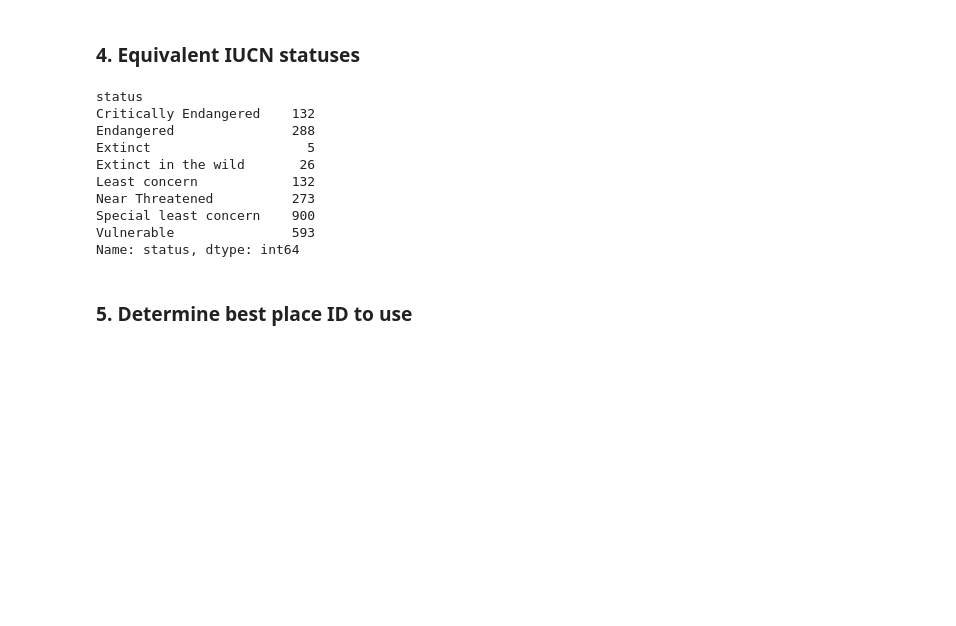
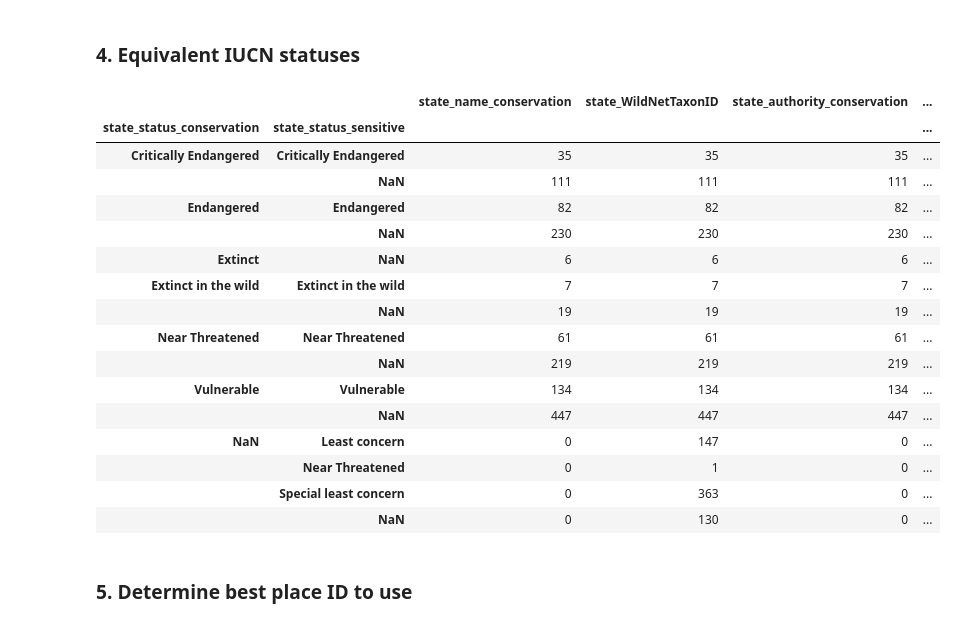
Before and after one commit to AtlasOfLivingAustralia/inaturalist-statuses, a Jupyter notebook: notebooks/qld.ipynb, the cells around one changed output. Saved outputs shown, nothing was run; the diff lists cells and outputs as text; code cells hidden in the pictures; blank space fills up the shorter version.

```diff
--- a/notebooks/qld.ipynb
+++ b/notebooks/qld.ipynb
@@ -48,4 +18,16 @@ taxastatus.head(3)
 # %%
+import pandas as pd
+import sys
+import os
+projectdir = os.path.dirname(os.getcwd()) + "/" # parent dir of cwd
+sourcedir = projectdir + "data/in/"
+sys.path.append(os.path.abspath(projectdir + "notebooks/includes/"))
+import list_functions  as lf
+
+# read in the statuses file
+taxastatus = pd.read_csv(sourcedir + "inat-aust-status-taxa.csv", encoding='UTF-8',na_filter=False,dtype=str)
+
+# filter out ACT entries
 def filter_state_statuses(stateregex: str, urlregex: str):
     authoritydf = taxastatus['authority'].drop_duplicates().sort_values()
     authoritydf = authoritydf[pd.Series(authoritydf).str.contains(stateregex)]
@@ -64,6 +46,6 @@ def filter_state_statuses(stateregex: str, urlregex: str):
     return statedf.sort_values(['taxon_id', 'user_id'])
 
 inatstatuses = filter_state_statuses("Qld|QLD|Queensland|QUEENSLAND|QL", ".qld.")
-inatstatuses.rename(columns={'id':'status_id','id_y':'taxon_id_y'},inplace=True)
-inatstatuses
+inatstatuses = inatstatuses.add_prefix("inat_")
+inatstatuses.groupby(['inat_status']).size()
 # %% [output]
@@ -206,0 +85,16 @@ dupinformation
+# %%
+# Read lists and merge
+sensitivelist = pd.read_csv(sourcedir + "/state-lists/qld-ala-sensitive.csv", dtype=str)
+conservationlist = pd.read_csv(sourcedir + "/state-lists/qld-ala-conservation.csv", dtype=str)
+sensitivelist['geoprivacy'] = 'obscured'
+sensitivelist['authority'] = "Qld Department of Environment and Science"
+conservationlist['authority'] = "Queensland Nature Conservation Act 1992"
+conservationlist = conservationlist.rename(columns={'Wild Net Taxon ID': 'WildNetTaxonID'})
+statelist = conservationlist[['name','WildNetTaxonID','status','authority']].merge(sensitivelist[['name','WildNetTaxonID','geoprivacy','status','authority']], how="outer",on='WildNetTaxonID',suffixes=('_conservation', '_sensitive'))
+statelist['scientificName'] = statelist.apply(lambda x: x['name_conservation'] if pd.isnull(x['name_sensitive']) else x['name_sensitive'], axis=1)
+statelist['status'] = statelist.apply(lambda x: x['status_conservation'] if pd.isnull(x['status_sensitive']) else x['status_sensitive'], axis=1)
+statelist['authority'] = statelist.apply(lambda x: x['authority_conservation'] if pd.isnull(x['authority_sensitive']) else x['authority_sensitive'], axis=1)
+statelist = statelist.add_prefix("state_")
+print("Conservation list entries:" + str(len(conservationlist)))
+print("Sensitive list entries:" + str(len(sensitivelist)))
+statelist
@@ -208,15 +118,22 @@ dupinformation
 ### 4. Equivalent IUCN statuses
 # %%
 # iucn_statuses = {'Not Evaluated', 'Data Deficient', 'Least Concern', 'Near Threatened', 'Vulnerable', 'Endangered', 'Critically Endangered', 'Extinct in the Wild','Extinct'}
-statelist.groupby(['status'])['status'].count()
+statelist.groupby(['state_status_conservation','state_status_sensitive'],dropna=False).count()
 # %% [output]
-status
-Critically Endangered    132
-Endangered               288
-Extinct                    5
-Extinct in the wild       26
-Least concern            132
-Near Threatened          273
-Special least concern    900
-Vulnerable               593
-Name: status, dtype: int64
+|  |  | state_name_conservation | state_WildNetTaxonID | state_authority_conservation | ... |
+| state_status_conservation | state_status_sensitive |  |  |  | ... |
+| Critically Endangered | Critically Endangered | 35 | 35 | 35 | ... |
+|  | NaN | 111 | 111 | 111 | ... |
+| Endangered | Endangered | 82 | 82 | 82 | ... |
+|  | NaN | 230 | 230 | 230 | ... |
+| Extinct | NaN | 6 | 6 | 6 | ... |
+| Extinct in the wild | Extinct in the wild | 7 | 7 | 7 | ... |
+|  | NaN | 19 | 19 | 19 | ... |
+| Near Threatened | Near Threatened | 61 | 61 | 61 | ... |
+|  | NaN | 219 | 219 | 219 | ... |
+| Vulnerable | Vulnerable | 134 | 134 | 134 | ... |
+|  | NaN | 447 | 447 | 447 | ... |
+| NaN | Least concern | 0 | 147 | 0 | ... |
+|  | Near Threatened | 0 | 1 | 0 | ... |
+|  | Special least concern | 0 | 363 | 0 | ... |
+|  | NaN | 0 | 130 | 0 | ... |
```
Also changed, not shown: parts of 49 cells of this notebook, 4 other files.
